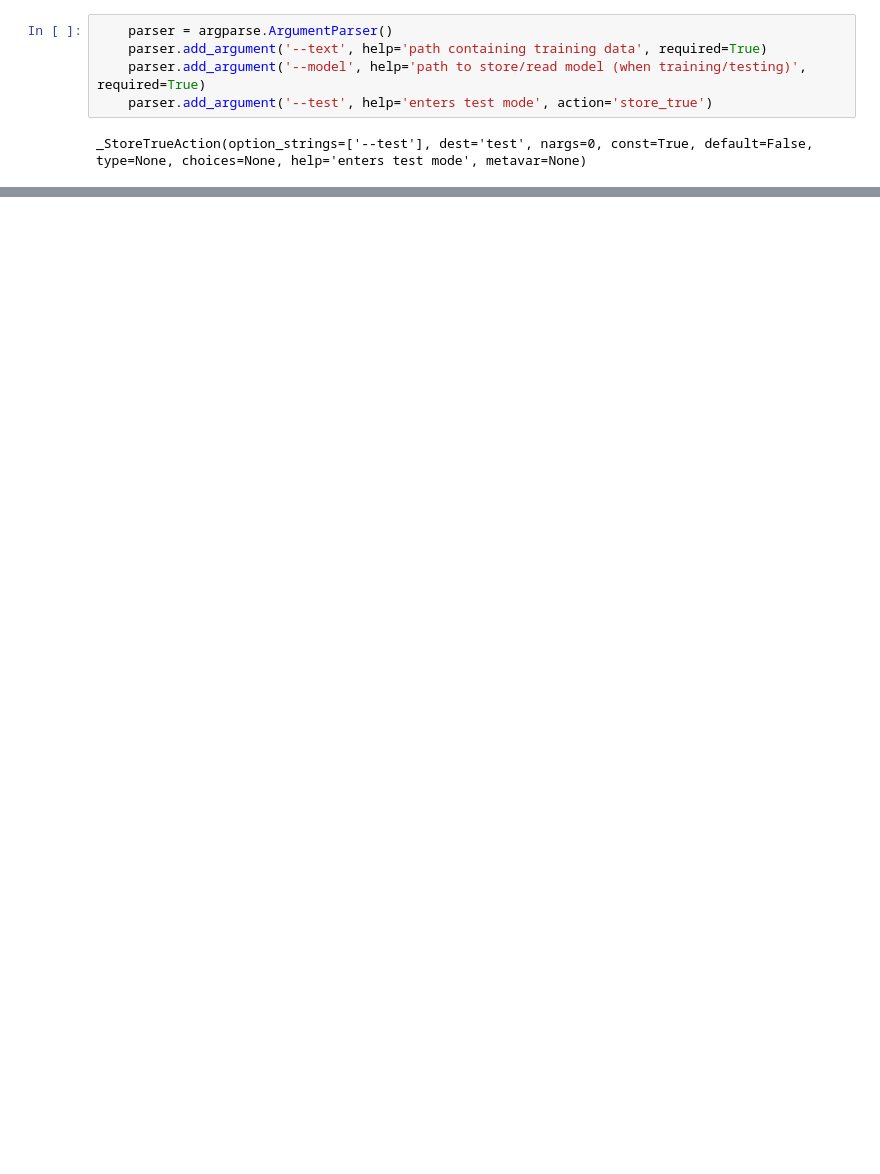
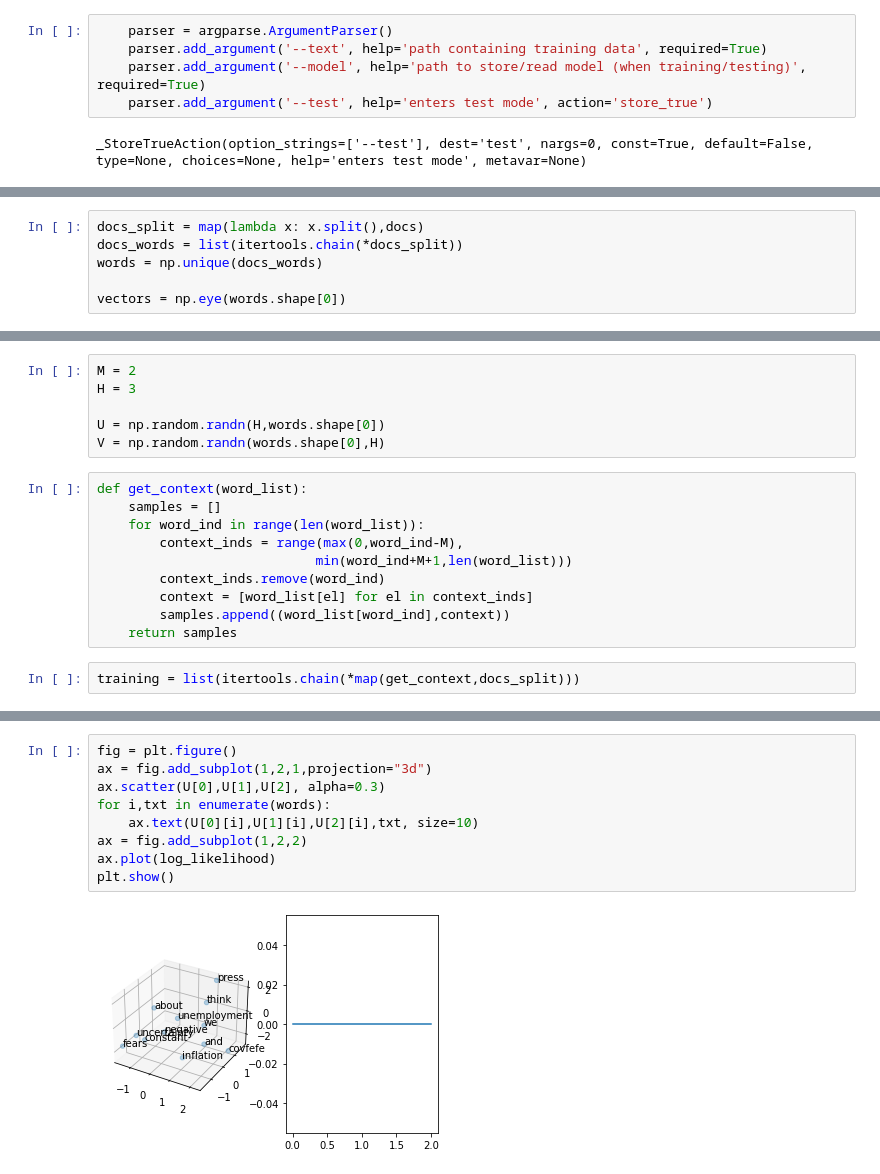
Before and after one commit to c-yue/NLP-skipGram, a Jupyter notebook: Test-Yue.ipynb, the cells around one changed output, grey strips where cells are left out. Cells and saved outputs as stored; diff of their text form; blank space fills up the shorter version.

```diff
--- a/Test-Yue.ipynb
+++ b/Test-Yue.ipynb
@@ -114,0 +123,6 @@ SystemExit: 2
+# %%
+docs_split = map(lambda x: x.split(),docs)
+docs_words = list(itertools.chain(*docs_split))
+words = np.unique(docs_words)
+
+vectors = np.eye(words.shape[0])
@@ -114,0 +144,18 @@ SystemExit: 2
+# %%
+M = 2
+H = 3
+
+U = np.random.randn(H,words.shape[0])
+V = np.random.randn(words.shape[0],H)
+# %%
+def get_context(word_list):
+	samples = []
+	for word_ind in range(len(word_list)):
+		context_inds = range(max(0,word_ind-M),
+							min(word_ind+M+1,len(word_list)))
+		context_inds.remove(word_ind)
+		context = [word_list[el] for el in context_inds]
+		samples.append((word_list[word_ind],context))
+	return samples
+# %%
+training = list(itertools.chain(*map(get_context,docs_split)))
@@ -114,0 +204,11 @@ SystemExit: 2
+# %%
+fig = plt.figure()
+ax = fig.add_subplot(1,2,1,projection="3d")
+ax.scatter(U[0],U[1],U[2], alpha=0.3)
+for i,txt in enumerate(words):
+	ax.text(U[0][i],U[1][i],U[2][i],txt, size=10)
+ax = fig.add_subplot(1,2,2)
+ax.plot(log_likelihood)
+plt.show()
+# %% [output]
+[figure, added]
```
Also changed, not shown: parts of 7 cells of this notebook.
